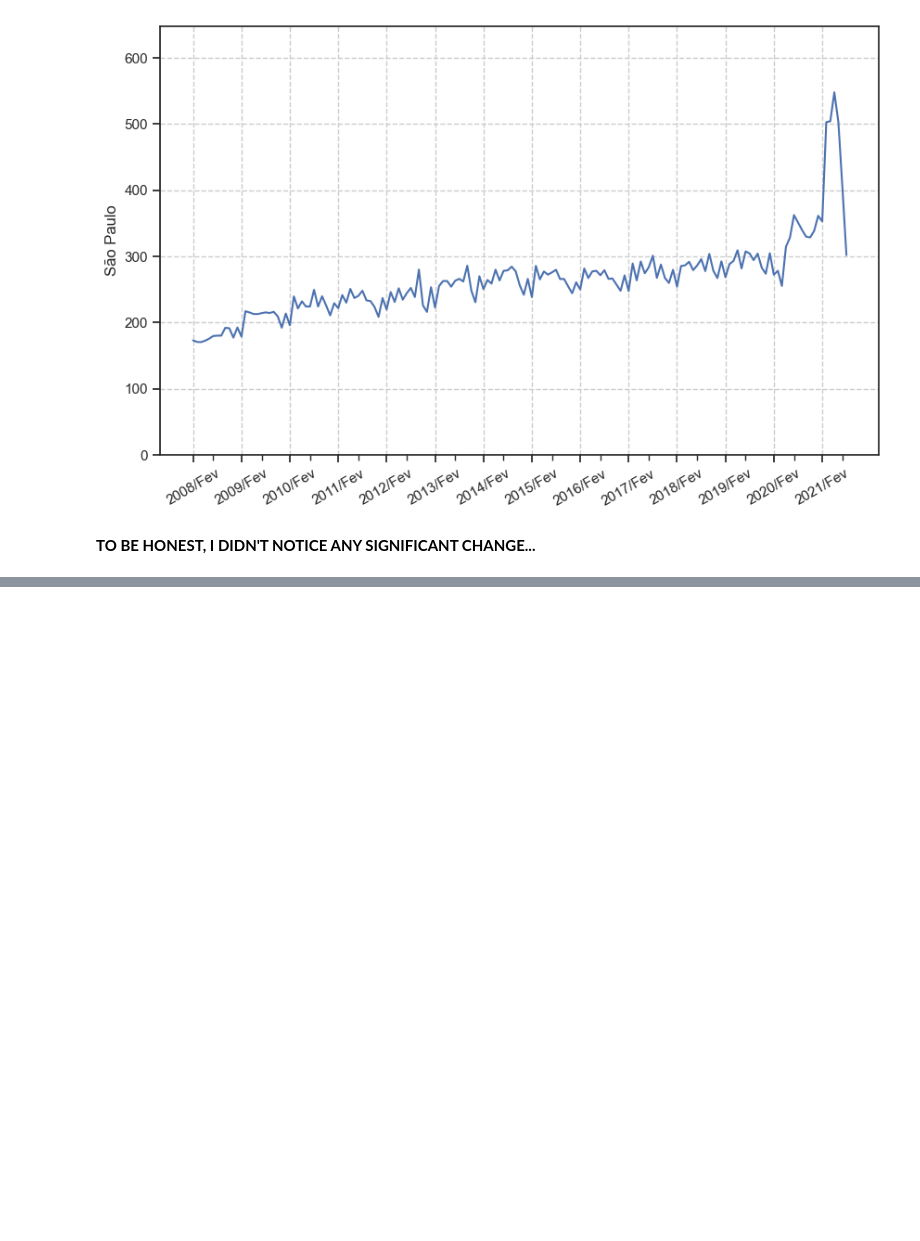
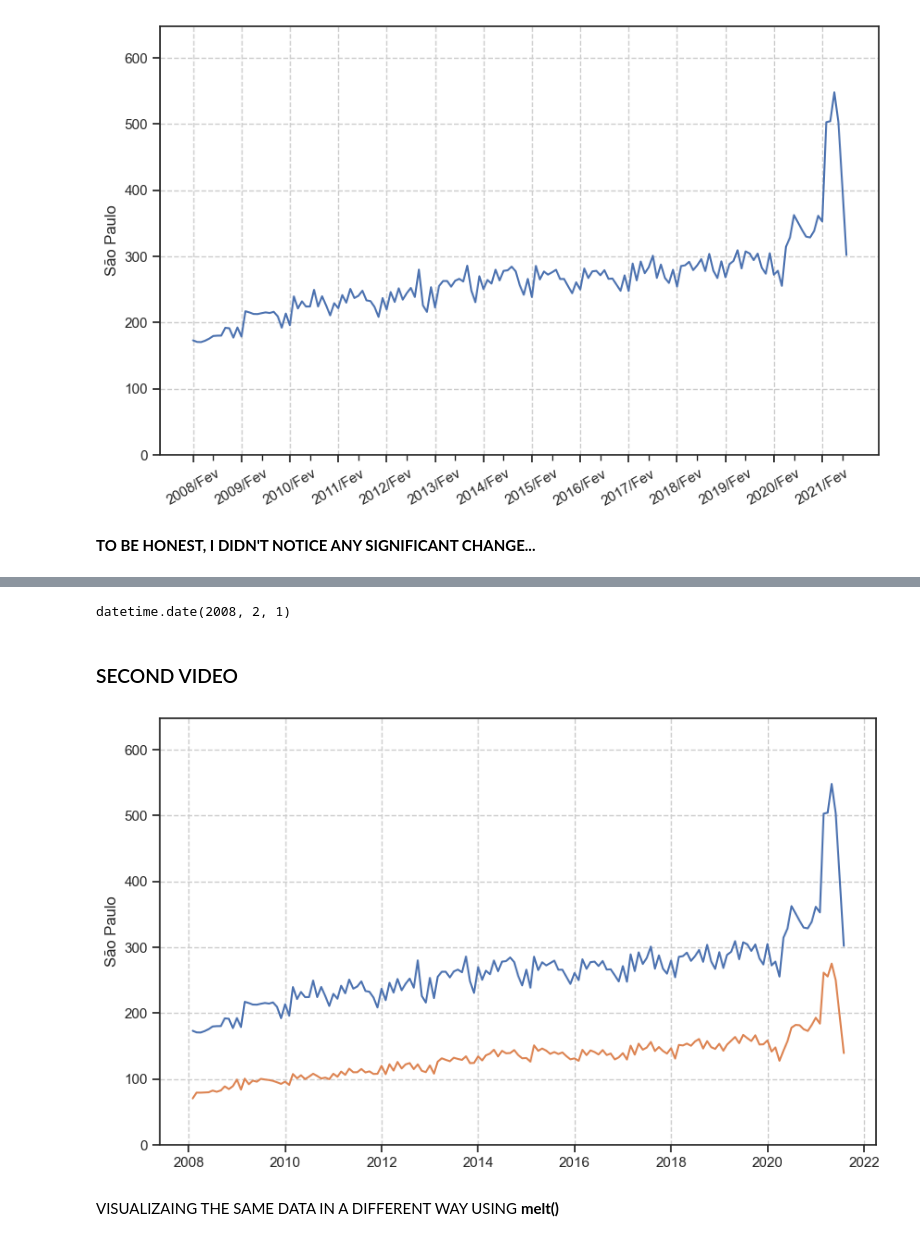
Before and after one commit to rfelipesilva/pos-tech-data-analytics, a Jupyter notebook: jupyter/02-Visualização de dados.ipynb, the cells around one changed output, grey strips where cells are left out. Drawn from its saved outputs; the diff is of its cells as text; code cells hidden in the pictures; blank space fills up the shorter version.

```diff
--- a/jupyter/02-Visualização de dados.ipynb
+++ b/jupyter/02-Visualização de dados.ipynb
@@ -440,0 +566,19 @@ plt.show()
+# %%
+mensal.index[0] #CHECKING DATETYPE AFTER CONVERTING
+# %% [output]
+datetime.date(2008, 2, 1)
+# %% [markdown]
+### SECOND VIDEO
+# %%
+plt.figure(figsize=(10,6))
+
+ax = sns.lineplot(data=mensal, x=mensal.index, y='São Paulo')
+ax = sns.lineplot(data=mensal, x=mensal.index, y='Minas Gerais')
+
+plt.ylim(0, max(mensal['São Paulo'].values) + 100)
+plt.grid(linestyle='--')
+plt.show()
+# %% [output]
+[figure, added]
+# %% [markdown]
+VISUALIZAING THE SAME DATA IN A DIFFERENT WAY USING **melt()**
```
Also changed, not shown: parts of 36 cells of this notebook.
